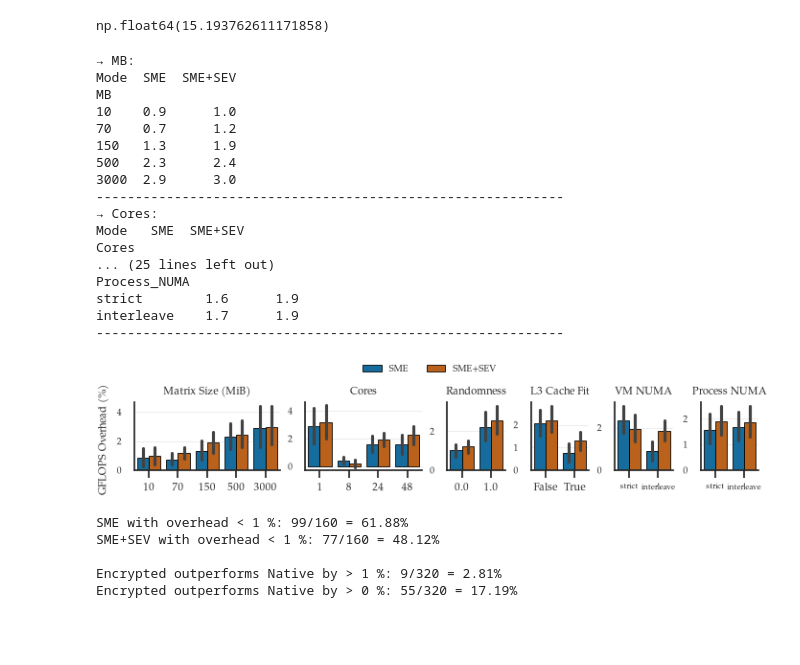
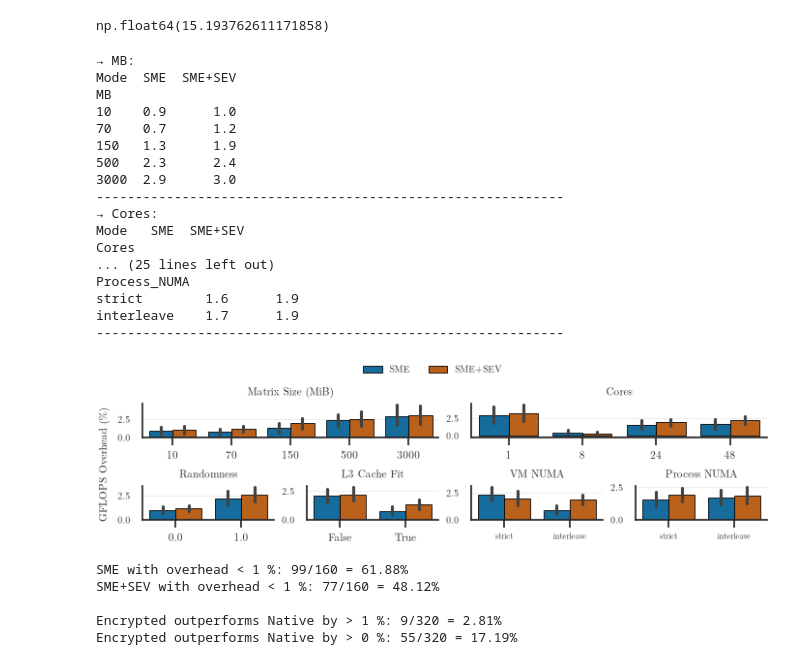
Before and after one commit to engelsm/AMD-CC-Perf, a Jupyter notebook: benchmark/spmv/spmv_analysis.ipynb, the cells around one changed output. Saved outputs shown, nothing was run; the diff lists cells and outputs as text; code cells hidden in the pictures; blank space fills up the shorter version.

```diff
--- a/benchmark/spmv/spmv_analysis.ipynb
+++ b/benchmark/spmv/spmv_analysis.ipynb
@@ -882,36 +900,36 @@ np.float64(15.193762611171858)
 # %%
 plot_metric_by_dimensions(
     overhead_df,
     'SpMV_GFLOPS_pct',
     'GFLOPS Overhead (%)',
     top=False,
     figname='overhead_per_dim.pdf',
     palette=MODE_PALETTE_2,
     legend=True,
     bottom_metrics=('Randomness', 'L3_fit', 'VM_NUMA', 'Process_NUMA'),
-    size=(cs.TEXTW, 1.2),
+    size=(cs.TEXTW, 1.7),
     hue_order=cs.MODE_ORDER_2,
-    single_row=True,
+    single_row=False,
 )
 # %% [output]
 → MB:
 Mode  SME  SME+SEV
 MB
 10    0.9      1.0
 70    0.7      1.2
 150   1.3      1.9
 500   2.3      2.4
 3000  2.9      3.0
 ------------------------------------------------------------
 → Cores:
 Mode   SME  SME+SEV
 Cores
 ... (25 lines left out)
 Process_NUMA
 strict        1.6      1.9
 interleave    1.7      1.9
 ------------------------------------------------------------
-[figure, old version]
+[figure, new version]
 # %%
 for mode in ('SME', 'SME+SEV'):
     n_low   = ((overhead_df['Mode'] == mode) & (overhead_df['SpMV_GFLOPS_pct'] < 1)).sum()
```
Also changed, not shown: parts of 13 cells of this notebook, 1 other file.
